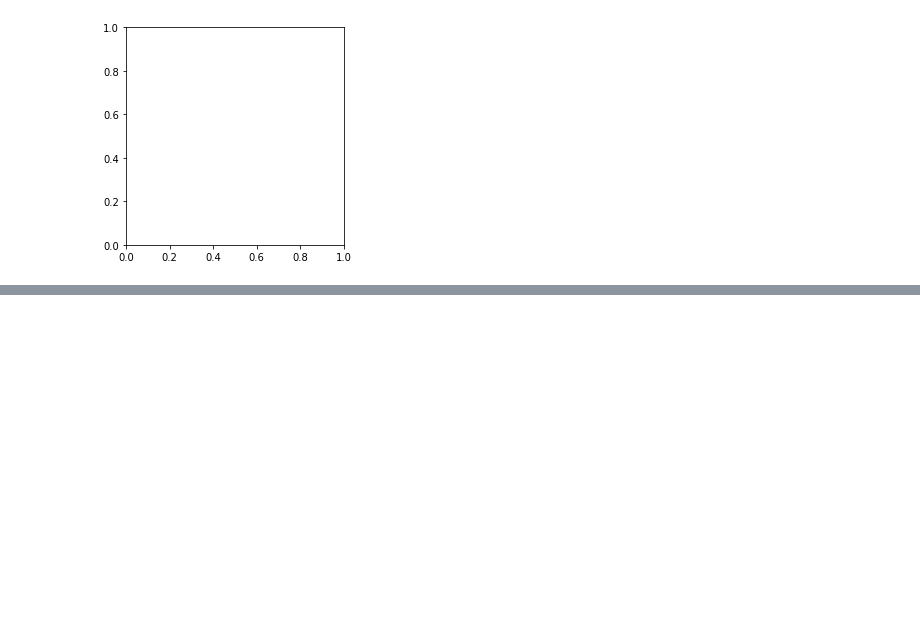
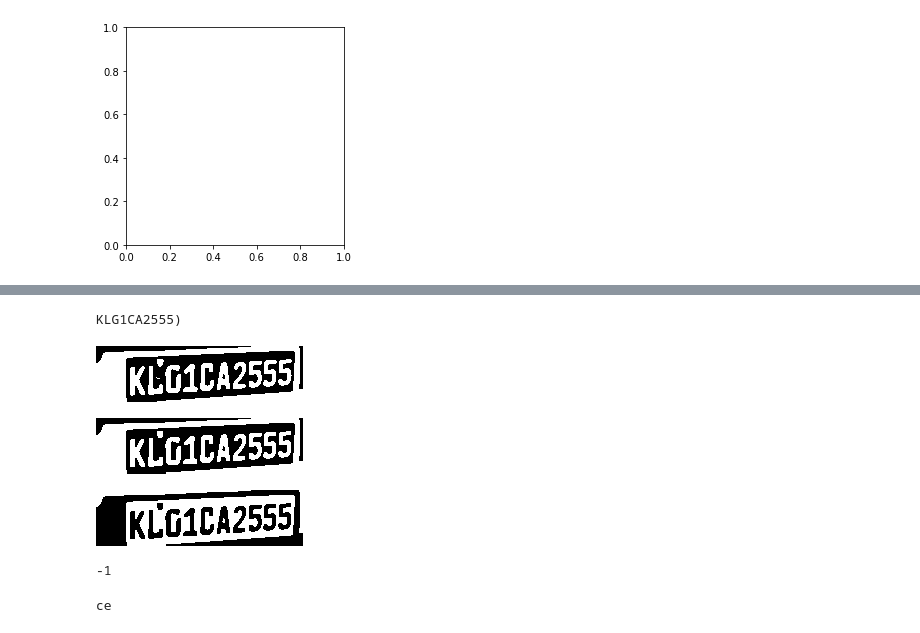
Before and after one commit to caiocmb7/projetos, a Jupyter notebook: ML&AI/Vehicle License Plate Detection/yolov5_detect.ipynb, the cells around one changed output, grey strips where cells are left out. Cells and saved outputs as stored; diff of their text form; code cells hidden in the pictures; blank space fills up the shorter version.

```diff
--- a/ML&AI/Vehicle License Plate Detection/yolov5_detect.ipynb
+++ b/ML&AI/Vehicle License Plate Detection/yolov5_detect.ipynb
@@ -158,0 +302,39 @@ ValueError: ignored
+# %%
+from google.colab.patches import cv2_imshow
+# Grayscale, Gaussian blur, Otsu's threshold
+image = cv2.imread("/content/samples/Cars0.jpg")
+
+# resize image
+
+gray = cv2.cvtColor(image, cv2.COLOR_BGR2GRAY)
+blur = cv2.GaussianBlur(gray, (3,3), 0)
+thresh = cv2.threshold(blur, 0, 255, cv2.THRESH_BINARY_INV + cv2.THRESH_OTSU)[1]
+
+# Morph open to remove noise and invert image
+kernel = cv2.getStructuringElement(cv2.MORPH_RECT, (3,3))
+opening = cv2.morphologyEx(thresh, cv2.MORPH_OPEN, kernel, iterations=1)
+invert = 255 - opening
+
+# Perform text extraction
+data = pytesseract.image_to_string(invert, config='--psm 6')
+print(data)
+
+cv2_imshow(thresh)
+cv2_imshow(opening)
+cv2_imshow(invert)
+cv2.waitKey()
+# %% [output]
+KLG1CA2555)
+[figure, added]
+[figure, added]
+[figure, added]
+-1
+# %%
+from PIL import Image
+image = Image.open("/content/samples/Cars360.jpg")
+text = pytesseract.image_to_string(image, lang='eng',
+                        config='--psm 10 --oem 3 -c tessedit_char_whitelist=0123456789')
+
+print(text)
+# %% [output]
+ce
```
Also changed, not shown: parts of 12 cells of this notebook.
